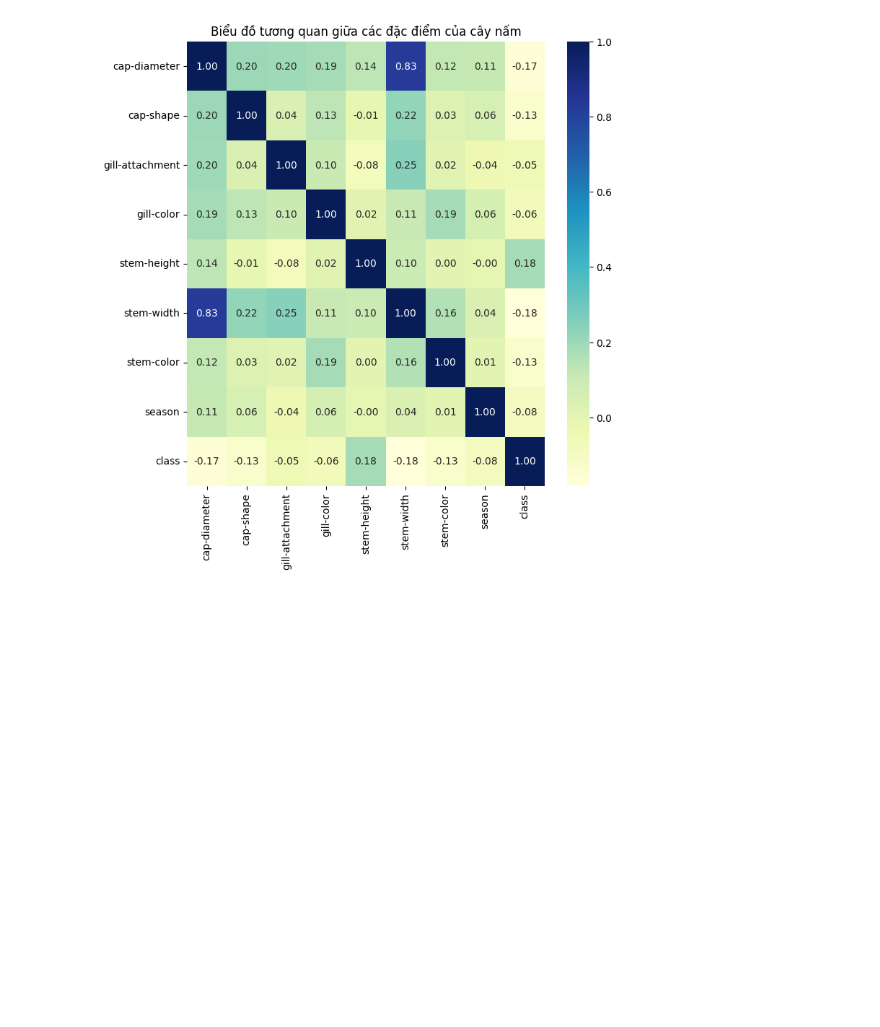
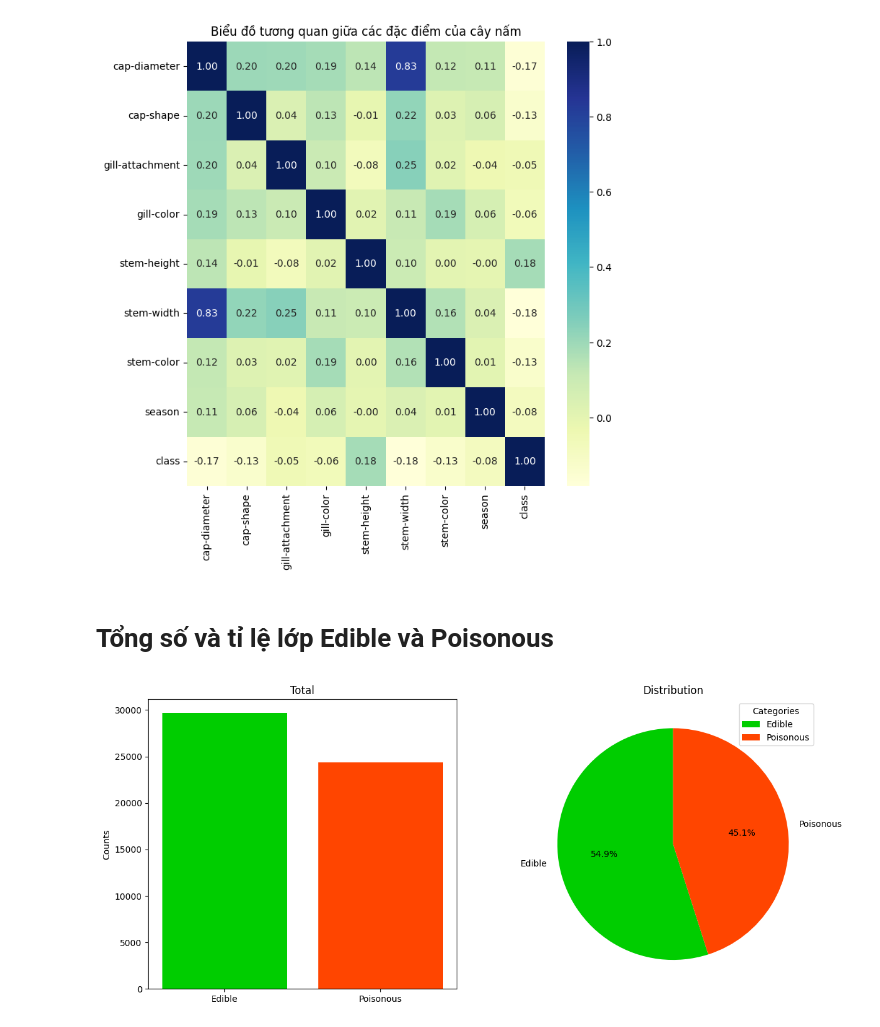
Before and after one commit to hiendamvan/mushroom_edible_classification, a Jupyter notebook: Analyze_data.ipynb, the cells around one changed output. Drawn from its saved outputs; the diff is of its cells as text; code cells hidden in the pictures; blank space fills up the shorter version.

Commit message:
diagram

```diff
--- a/Analyze_data.ipynb
+++ b/Analyze_data.ipynb
@@ -63,3 +63,24 @@ plt.title("Biểu đồ tương quan giữa các đặc điểm của cây nấm
 plt.show()
 # %% [output]
 [figure]
+# %% [markdown]
+# Tổng số và tỉ lệ lớp Edible và Poisonous
+# %%
+totalEdiblePoisonous = df['class'].value_counts()
+# %%
+plt.figure(figsize=(14, 6))
+
+ax1 = plt.subplot2grid((1,2), (0,0))
+ax1.bar(['Edible', 'Poisonous'], totalEdiblePoisonous.values, color=['#00CD00', '#FF4500'])
+ax1.set_ylabel('Counts')
+ax1.ticklabel_format(style='plain', axis='y')
+ax1.set_title('Total')
+
+ax2 = plt.subplot2grid((1,2), (0,1))
+ax2.pie(totalEdiblePoisonous.values, labels=['Edible', 'Poisonous'], autopct='%1.1f%%', startangle=90, colors=['#00CD00', '#FF4500'])
+ax2.set_title('Distribution')
+ax2.legend(title="Categories", bbox_to_anchor=(1, 1))
+
+plt.show()
+# %% [output]
+[figure, added]
```
Also changed, not shown: parts of 2 cells of this notebook.
